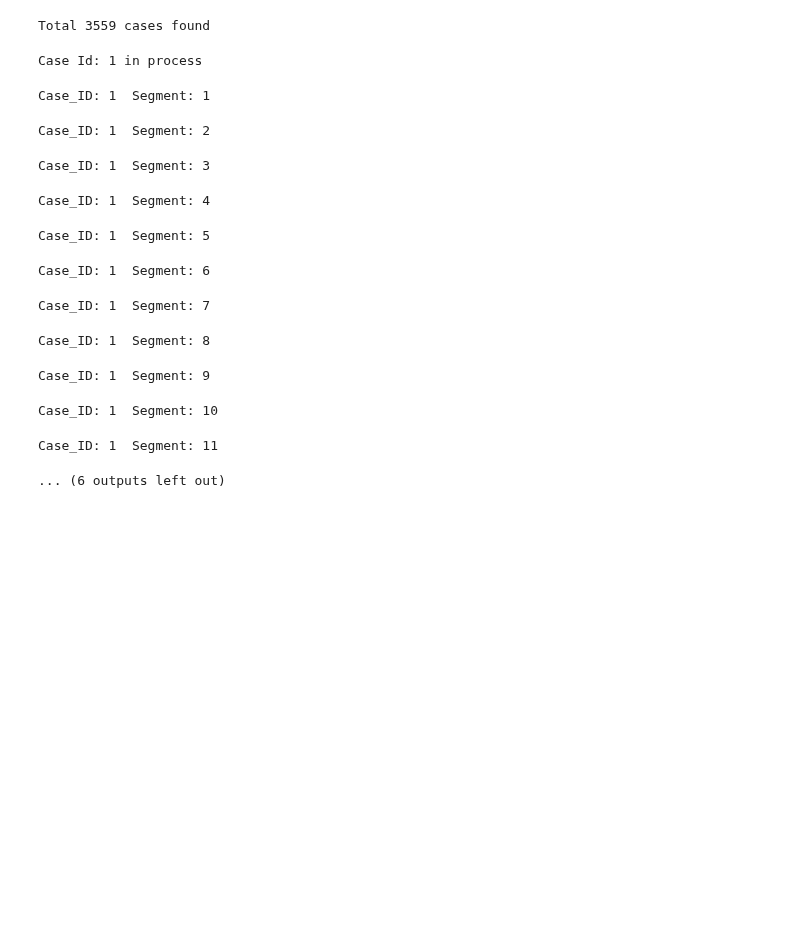
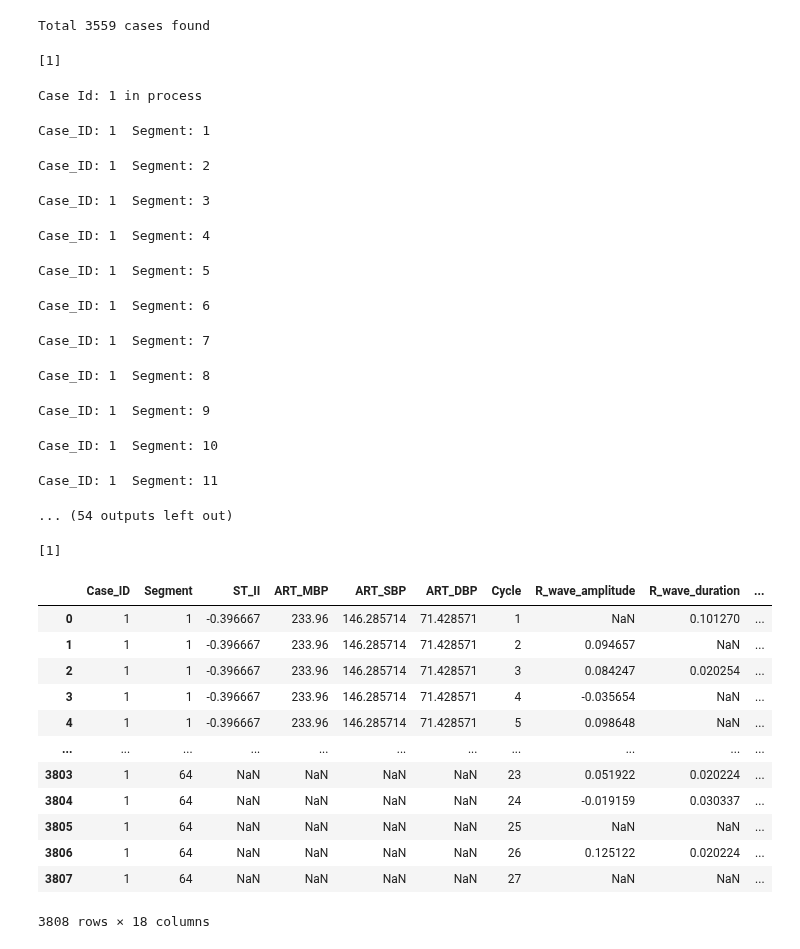
Before and after one commit to RafsanJany-44/ARC, a Jupyter notebook: Untitled153.ipynb, the cells around one changed output. Cells and saved outputs as stored; diff of their text form; code cells hidden in the pictures; blank space fills up the shorter version.

```diff
--- a/Untitled153.ipynb
+++ b/Untitled153.ipynb
@@ -235,7 +235,10 @@ print('Total {} cases found'.format(len(caseids)))
 # %% [output]
 Total 3559 cases found
 # %%
-caseids = caseids[0:3]
+caseids = caseids[0:1]
+caseids
+# %% [output]
+[1]
 # %%
 file_save_destination = '/content/Vital_ECG_II_features.csv'
 
@@ -290,23 +293,27 @@ for caseid in tqdm(caseids):
       end_idx = int(sec_segment/(1/500) + 1)
 
       for _ in tqdm(range(int(vals.shape[0]/int(sec_segment/(1/500) + 1)))):
+          try:
+            print("Case_ID:",caseid ," Segment:",segment_num)
+            temp_arr = vals[start_idx:end_idx,:]
+            arr1 = np.nanmean(temp_arr, axis = 0)
+            df = engine(temp_arr[:,2],caseid)
 
-          print("Case_ID:",caseid ," Segment:",segment_num)
-          temp_arr = vals[start_idx:end_idx,:]
-          arr1 = np.nanmean(temp_arr, axis = 0)
-          df = engine(temp_arr[:,2],caseid)
+            df.insert(1, 'ART_DBP', arr1[6])
+            df.insert(1, 'ART_SBP', arr1[5])
+            df.insert(1, 'ART_MBP',  arr1[4])
+            df.insert(1, 'ST_II', arr1[3])
+            df.insert(1, 'Segment', segment_num)
 
-          df.insert(1, 'ART_DBP', arr1[6])
-          df.insert(1, 'ART_SBP', arr1[5])
-          df.insert(1, 'ART_MBP',  arr1[4])
-          df.insert(1, 'ST_II', arr1[3])
-          df.insert(1, 'Segment', segment_num)
+            sub_dataframe = pd.concat([sub_dataframe, df], ignore_index=True)
 
-          sub_dataframe = pd.concat([sub_dataframe, df], ignore_index=True)
-
-
-          end_idx = end_idx + int(sec_segment/(1/500))
-          segment_num += 1
+            start_idx = end_idx
+            end_idx = end_idx + int(sec_segment/(1/500))
+            segment_num += 1
+          except:
+            start_idx = end_idx
+            end_idx = end_idx + int(sec_segment/(1/500))
+            print("--------ERORR------!!!")
 
       main_dataframe = pd.concat([main_dataframe, sub_dataframe], ignore_index=True)
       main_dataframe.to_csv(file_save_destination,index=False)
@@ -328,4 +335,4 @@ Case_ID: 1  Segment: 8
 Case_ID: 1  Segment: 9
 Case_ID: 1  Segment: 10
 Case_ID: 1  Segment: 11
-... (6 outputs left out)
+... (54 outputs left out)
@@ -333,0 +339,23 @@ main_dataframe
+# %%
+import pandas as pd
+df = pd.read_csv("/content/Vital_ECG_II_features.csv")
+# %%
+list(df["Case_ID"].unique())
+# %% [output]
+[1]
+# %%
+df
+# %% [output]
+|  | Case_ID | Segment | ST_II | ART_MBP | ART_SBP | ART_DBP | Cycle | R_wave_amplitude | R_wave_duration | ... |
+| 0 | 1 | 1 | -0.396667 | 233.96 | 146.285714 | 71.428571 | 1 | NaN | 0.101270 | ... |
+| 1 | 1 | 1 | -0.396667 | 233.96 | 146.285714 | 71.428571 | 2 | 0.094657 | NaN | ... |
+| 2 | 1 | 1 | -0.396667 | 233.96 | 146.285714 | 71.428571 | 3 | 0.084247 | 0.020254 | ... |
+| 3 | 1 | 1 | -0.396667 | 233.96 | 146.285714 | 71.428571 | 4 | -0.035654 | NaN | ... |
+| 4 | 1 | 1 | -0.396667 | 233.96 | 146.285714 | 71.428571 | 5 | 0.098648 | NaN | ... |
+| ... | ... | ... | ... | ... | ... | ... | ... | ... | ... | ... |
+| 3803 | 1 | 64 | NaN | NaN | NaN | NaN | 23 | 0.051922 | 0.020224 | ... |
+| 3804 | 1 | 64 | NaN | NaN | NaN | NaN | 24 | -0.019159 | 0.030337 | ... |
+| 3805 | 1 | 64 | NaN | NaN | NaN | NaN | 25 | NaN | NaN | ... |
+| 3806 | 1 | 64 | NaN | NaN | NaN | NaN | 26 | 0.125122 | 0.020224 | ... |
+| 3807 | 1 | 64 | NaN | NaN | NaN | NaN | 27 | NaN | NaN | ... |
+3808 rows × 18 columns
```
Also changed, not shown: parts of 2 cells of this notebook.
